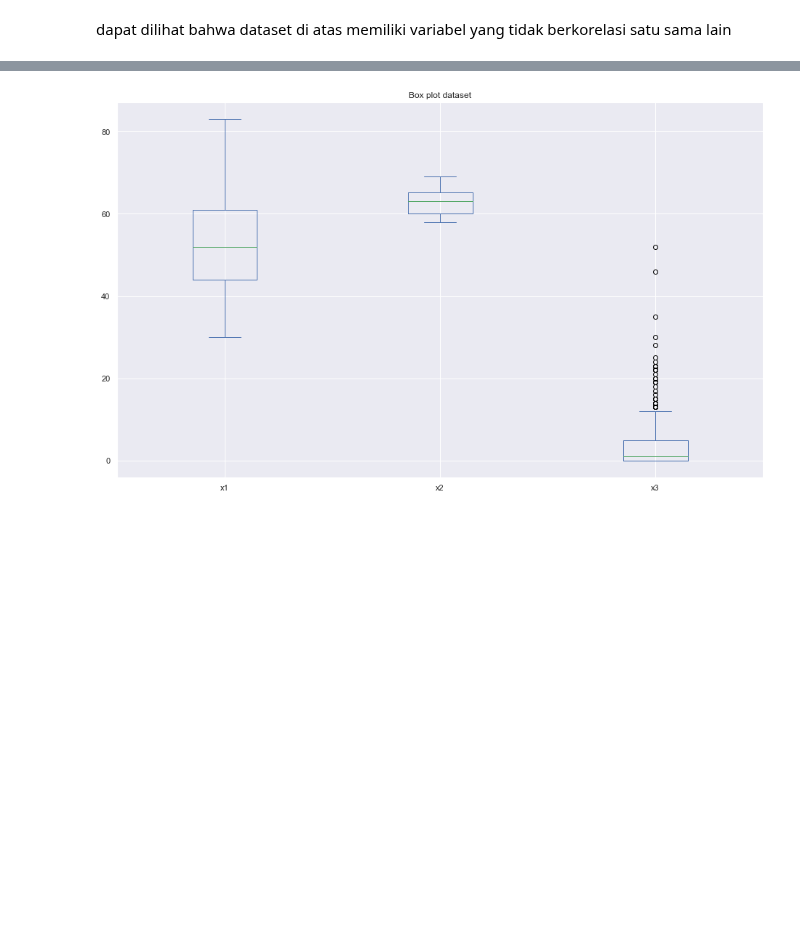
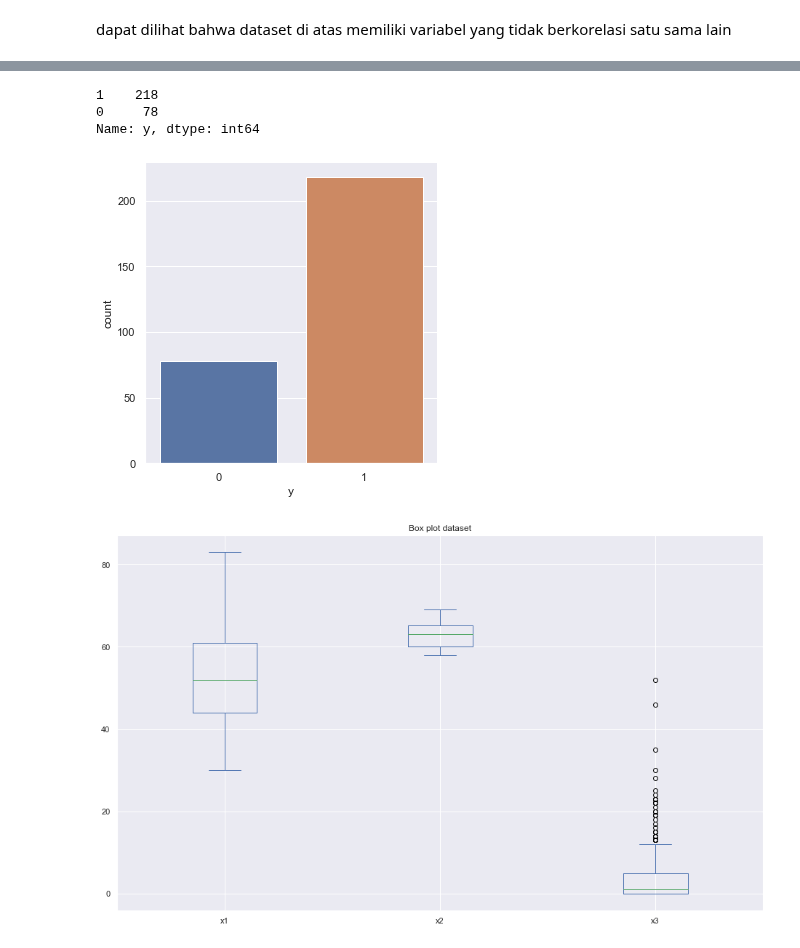
Before and after one commit to khalilullahalfaath/AI_Tubes-03-Learning, a Jupyter notebook: AI_Kelompok_15_Learning.ipynb, the cells around one changed output, grey strips where cells are left out. Drawn from its saved outputs; the diff is of its cells as text; code cells hidden in the pictures; blank space fills up the shorter version.

```diff
--- a/AI_Kelompok_15_Learning.ipynb
+++ b/AI_Kelompok_15_Learning.ipynb
@@ -144,3 +144,12 @@ sns.histplot(df['x3'], ax=axs[2])
+# %%
+print(df['y'].value_counts())
+sns.catplot(x='y', data=df, kind='count')
+plt.show()
+# %% [output]
+1    218
+0     78
+Name: y, dtype: int64
+[figure, added]
 # %%
 plt.rcParams["figure.figsize"] = [13, 8]
 plt.rcParams["figure.autolayout"] = True
```
Also changed, not shown: parts of 8 cells of this notebook.
